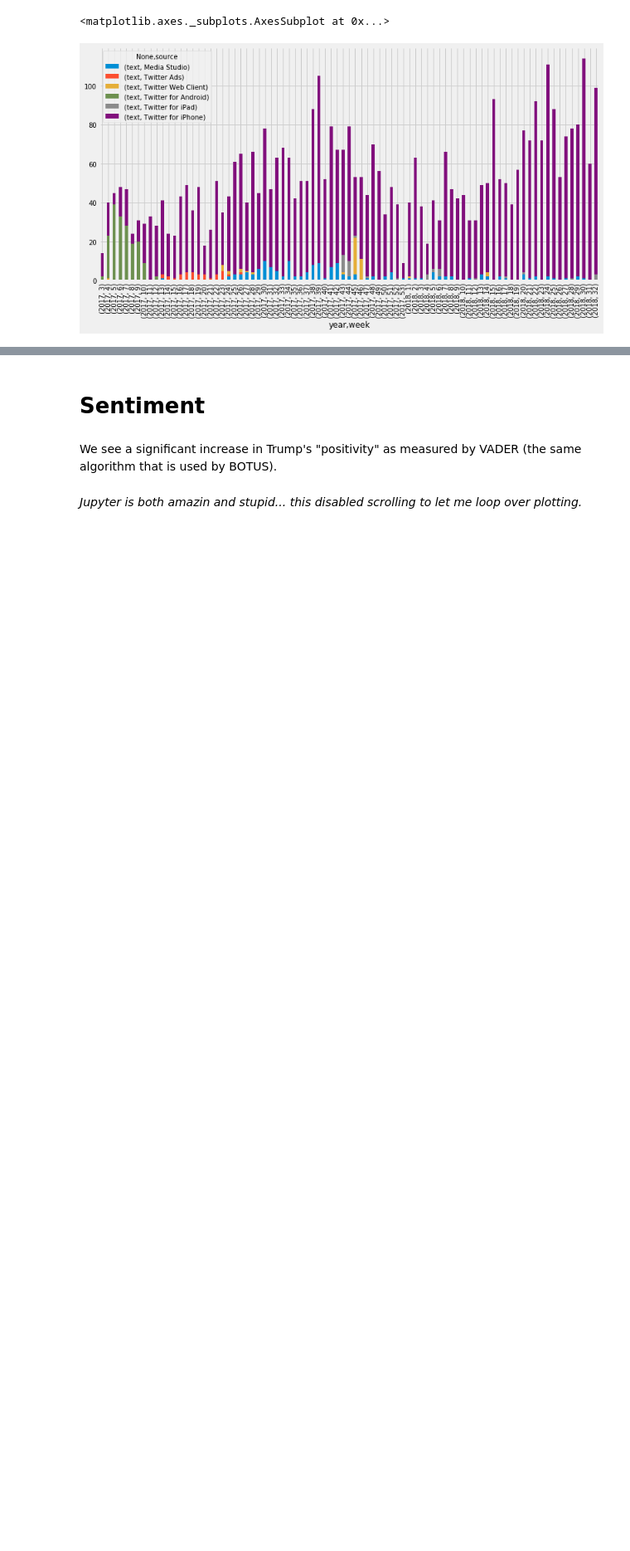
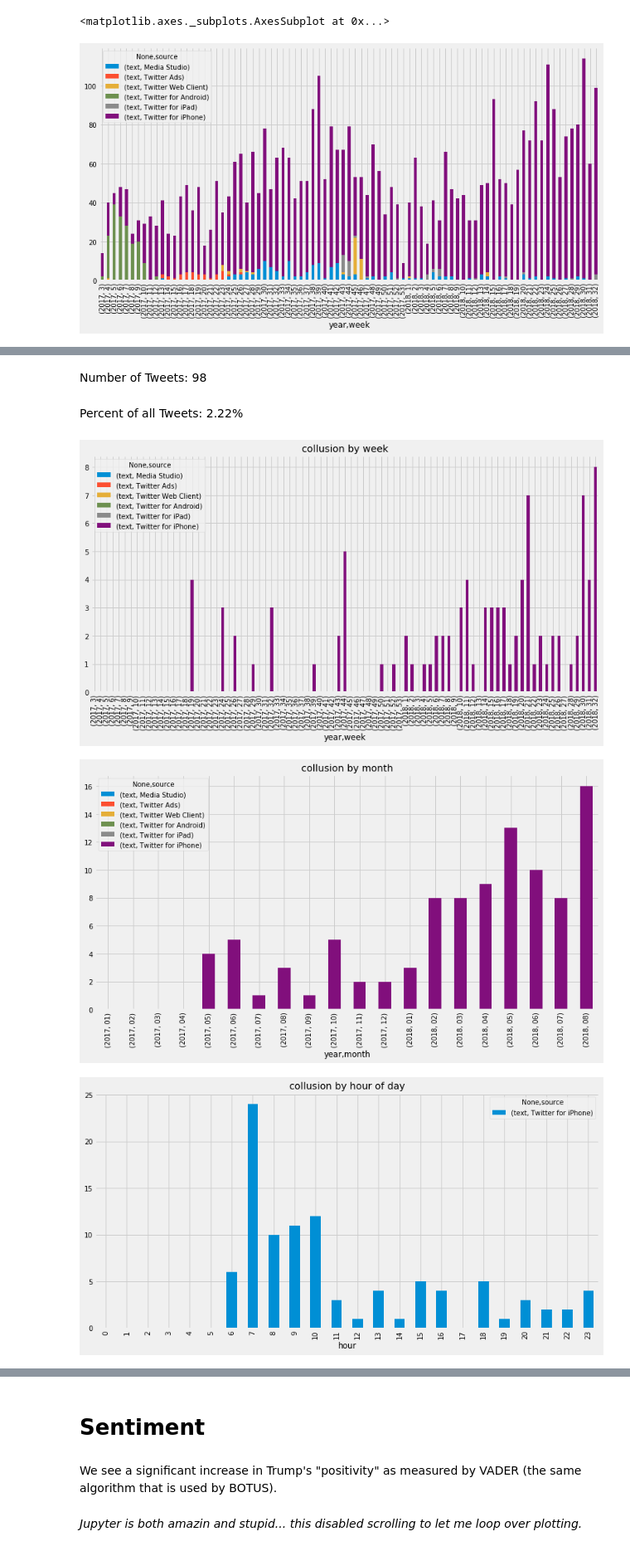
Before and after one commit to nprapps/trump-tweet-analysis, a Jupyter notebook: trump-tweets.ipynb, the cells around one changed output, grey strips where cells are left out. Shown at 83% size. Saved outputs shown, nothing was run; the diff lists cells and outputs as text; code cells hidden in the pictures; blank space fills up the shorter version.

```diff
--- a/trump-tweets.ipynb
+++ b/trump-tweets.ipynb
@@ -296,0 +385,5 @@ tweetsPerWeek.plot(kind='bar', stacked=True)
+# %%
+searches = [ 'collusion', 'russia', 'witch hunt', 'mueller', 'sessions', 'justice', 'maga', 'make america great again', 'fake news' ]
+for search in searches:
+    analyzeText(search)
+# %% [output]
@@ -296,0 +391,5 @@ tweetsPerWeek.plot(kind='bar', stacked=True)
+Number of Tweets: 98
+Percent of all Tweets: 2.22%
+[figure, added]
+[figure, added]
+[figure, added]
```
Also changed, not shown: parts of 22 cells of this notebook, 21 other files.
